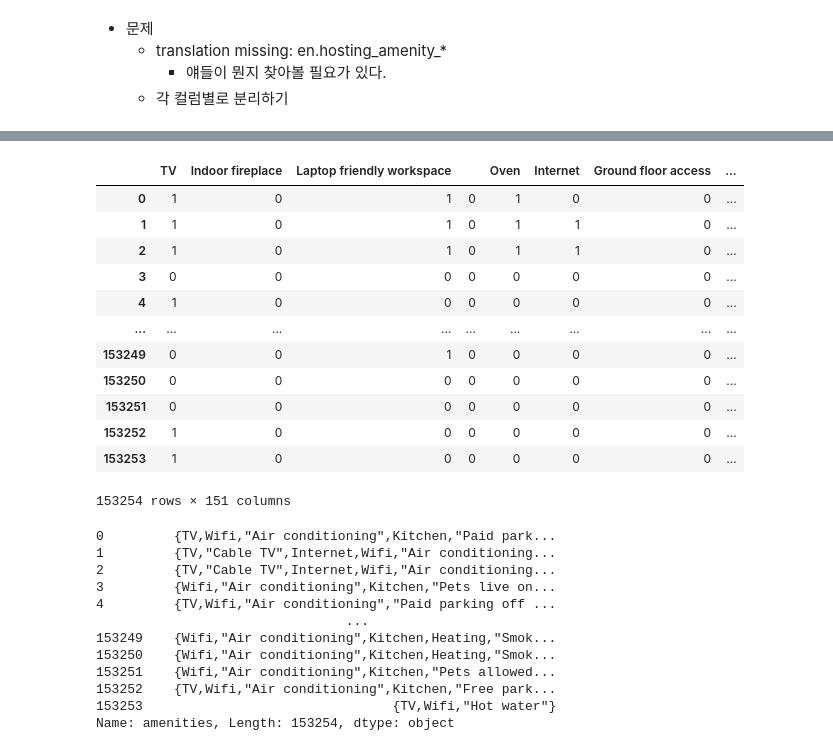
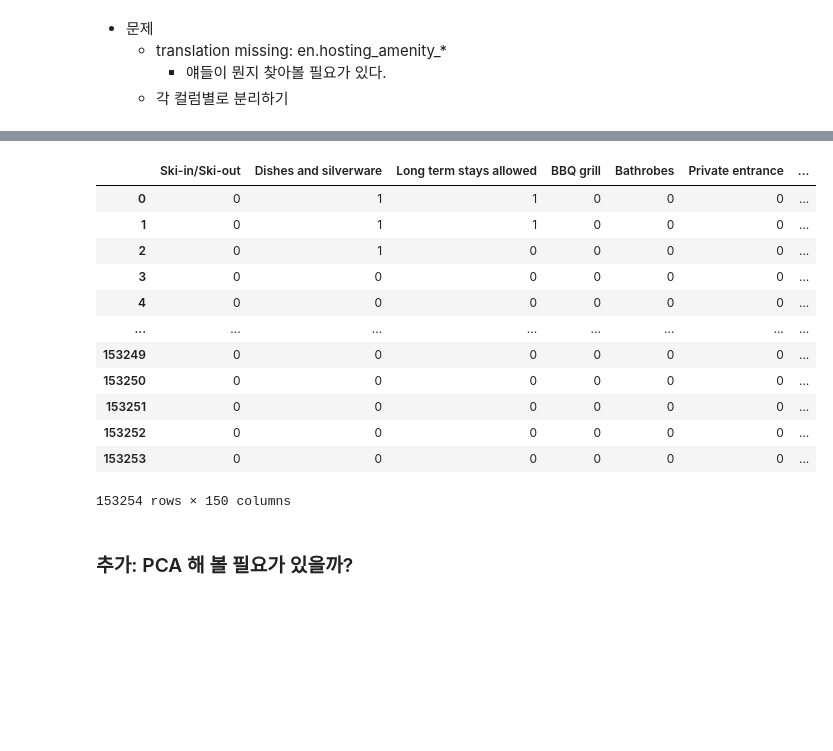
Before and after one commit to whitw/CAUBigdata, a Jupyter notebook: run.ipynb, the cells around one changed output, grey strips where cells are left out. Drawn from its saved outputs; the diff is of its cells as text; code cells hidden in the pictures; blank space fills up the shorter version.

```diff
--- a/run.ipynb
+++ b/run.ipynb
@@ -464,31 +467,18 @@ for index, item_string in tqdm(enumerate(data['amenities'])):
-# %%
-df
-# %% [output]
-|  | TV | Indoor fireplace | Laptop friendly workspace |  | Oven | Internet | Ground floor access | ... |
-| 0 | 1 | 0 | 1 | 0 | 1 | 0 | 0 | ... |
-| 1 | 1 | 0 | 1 | 0 | 1 | 1 | 0 | ... |
-| 2 | 1 | 0 | 1 | 0 | 1 | 1 | 0 | ... |
-| 3 | 0 | 0 | 0 | 0 | 0 | 0 | 0 | ... |
-| 4 | 1 | 0 | 0 | 0 | 0 | 0 | 0 | ... |
-| ... | ... | ... | ... | ... | ... | ... | ... | ... |
-| 153249 | 0 | 0 | 1 | 0 | 0 | 0 | 0 | ... |
-| 153250 | 0 | 0 | 0 | 0 | 0 | 0 | 0 | ... |
-| 153251 | 0 | 0 | 0 | 0 | 0 | 0 | 0 | ... |
-| 153252 | 1 | 0 | 0 | 0 | 0 | 0 | 0 | ... |
-| 153253 | 1 | 0 | 0 | 0 | 0 | 0 | 0 | ... |
-153254 rows × 151 columns
-# %%
-data['amenities']
-# %% [output]
-0         {TV,Wifi,"Air conditioning",Kitchen,"Paid park...
-1         {TV,"Cable TV",Internet,Wifi,"Air conditioning...
-2         {TV,"Cable TV",Internet,Wifi,"Air conditioning...
-3         {Wifi,"Air conditioning",Kitchen,"Pets live on...
-4         {TV,Wifi,"Air conditioning","Paid parking off ...
-                                ...
-153249    {Wifi,"Air conditioning",Kitchen,Heating,"Smok...
-153250    {Wifi,"Air conditioning",Kitchen,Heating,"Smok...
-153251    {Wifi,"Air conditioning",Kitchen,"Pets allowed...
-153252    {TV,Wifi,"Air conditioning",Kitchen,"Free park...
-153253                                {TV,Wifi,"Hot water"}
-Name: amenities, Length: 153254, dtype: object
+# %%
+amenity_df
+# %% [output]
+|  | Ski-in/Ski-out | Dishes and silverware | Long term stays allowed | BBQ grill | Bathrobes | Private entrance | ... |
+| 0 | 0 | 1 | 1 | 0 | 0 | 0 | ... |
+| 1 | 0 | 1 | 1 | 0 | 0 | 0 | ... |
+| 2 | 0 | 1 | 0 | 0 | 0 | 0 | ... |
+| 3 | 0 | 0 | 0 | 0 | 0 | 0 | ... |
+| 4 | 0 | 0 | 0 | 0 | 0 | 0 | ... |
+| ... | ... | ... | ... | ... | ... | ... | ... |
+| 153249 | 0 | 0 | 0 | 0 | 0 | 0 | ... |
+| 153250 | 0 | 0 | 0 | 0 | 0 | 0 | ... |
+| 153251 | 0 | 0 | 0 | 0 | 0 | 0 | ... |
+| 153252 | 0 | 0 | 0 | 0 | 0 | 0 | ... |
+| 153253 | 0 | 0 | 0 | 0 | 0 | 0 | ... |
+153254 rows × 150 columns
+# %% [markdown]
+### 추가: PCA 해 볼 필요가 있을까?
```
Also changed, not shown: parts of 19 cells of this notebook, 1 other file.
